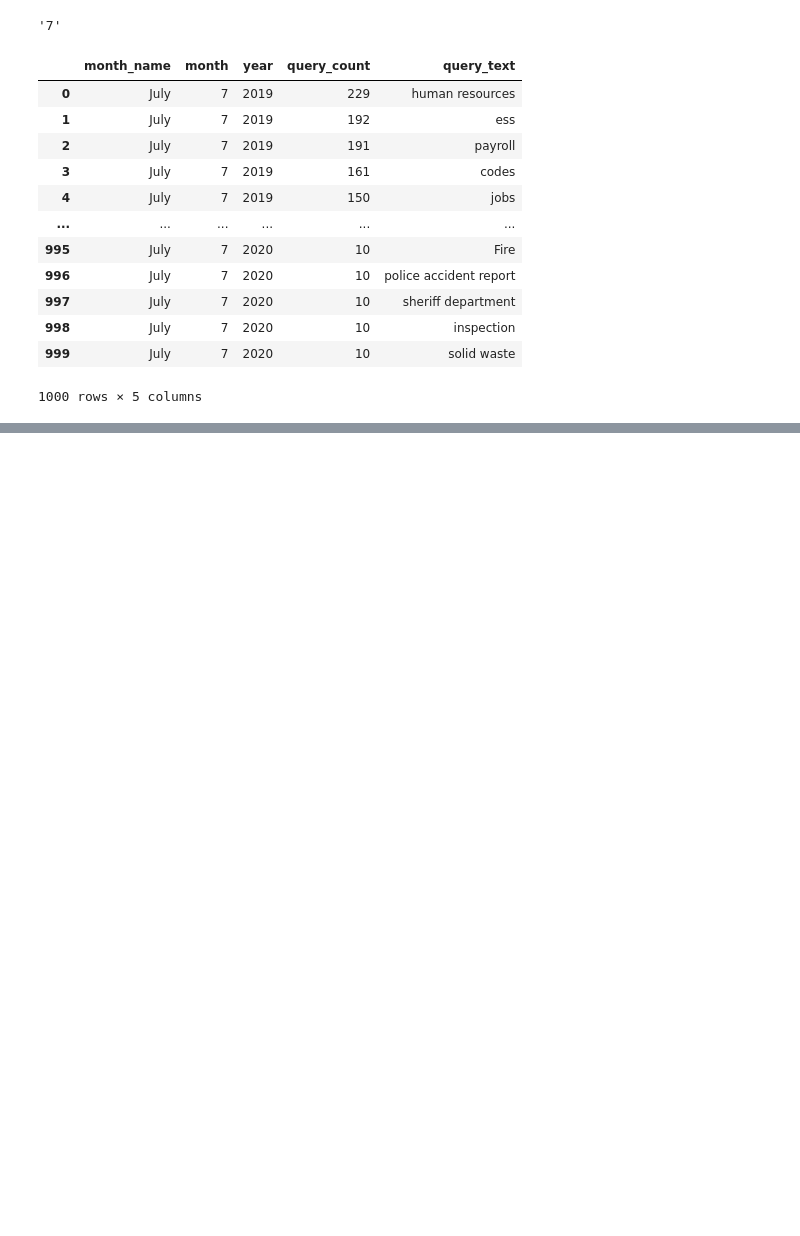
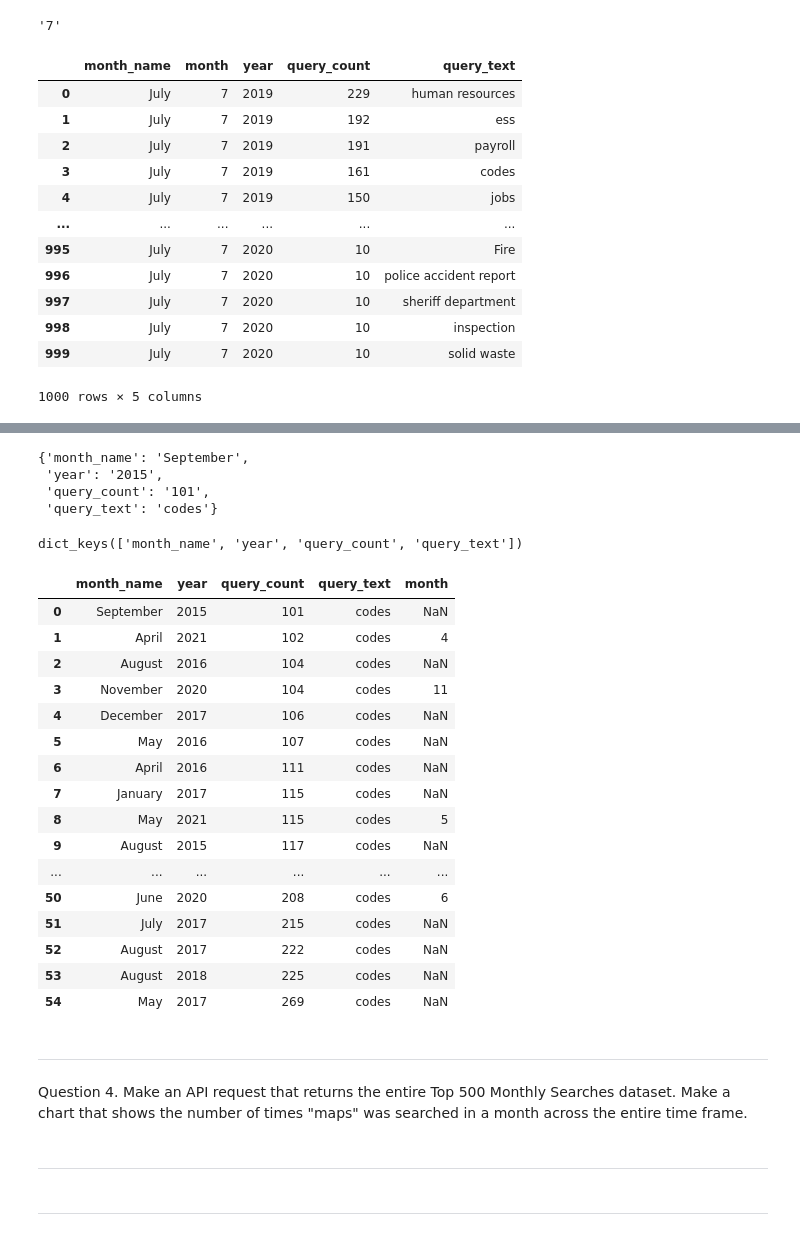
Before and after one commit to SamSitarek/socrata_api-SamSitarek, a Jupyter notebook: notebooks/soda_api.ipynb, the cells around one changed output, grey strips where cells are left out. Saved outputs shown, nothing was run; the diff lists cells and outputs as text; code cells hidden in the pictures; blank space fills up the shorter version.

```diff
--- a/notebooks/soda_api.ipynb
+++ b/notebooks/soda_api.ipynb
@@ -120,0 +302,4 @@ search_qt = endpoint + args_qt
+# %%
+codes_100_search= endpoint + codes_100_args
+# %%
+codes_100_response=requests.get(codes_100_search)
@@ -120,0 +310,2 @@ search_qt = endpoint + args_qt
+# %%
+codes_100_results=codes_100_response.json()
@@ -120,0 +336,39 @@ search_qt = endpoint + args_qt
+# %%
+codes_100_results[0]
+# %% [output]
+{'month_name': 'September',
+ 'year': '2015',
+ 'query_count': '101',
+ 'query_text': 'codes'}
+# %%
+codes_100_results[0].keys()
+# %% [output]
+dict_keys(['month_name', 'year', 'query_count', 'query_text'])
+# %%
+codes_100_df= pd.DataFrame.from_dict(codes_100_results)
+# %%
+codes_100_df
+# %% [output]
+|  | month_name | year | query_count | query_text | month |
+| 0 | September | 2015 | 101 | codes | NaN |
+| 1 | April | 2021 | 102 | codes | 4 |
+| 2 | August | 2016 | 104 | codes | NaN |
+| 3 | November | 2020 | 104 | codes | 11 |
+| 4 | December | 2017 | 106 | codes | NaN |
+| 5 | May | 2016 | 107 | codes | NaN |
+| 6 | April | 2016 | 111 | codes | NaN |
+| 7 | January | 2017 | 115 | codes | NaN |
+| 8 | May | 2021 | 115 | codes | 5 |
+| 9 | August | 2015 | 117 | codes | NaN |
+| ... | ... | ... | ... | ... | ... |
+| 50 | June | 2020 | 208 | codes | 6 |
+| 51 | July | 2017 | 215 | codes | NaN |
+| 52 | August | 2017 | 222 | codes | NaN |
+| 53 | August | 2018 | 225 | codes | NaN |
+| 54 | May | 2017 | 269 | codes | NaN |
+# %% [markdown]
+--------------------------------------------------------------------
+# %% [markdown]
+Question 4. Make an API request that returns the entire Top 500 Monthly Searches dataset. Make a chart that shows the number of times "maps" was searched in a month across the entire time frame.
+# %% [markdown]
+--------------------------------------------------------------------
@@ -120,0 +377,2 @@ search_qt = endpoint + args_qt
+# %% [markdown]
+--------------------------------------------------------------------
```
Also changed, not shown: parts of 53 cells of this notebook.
